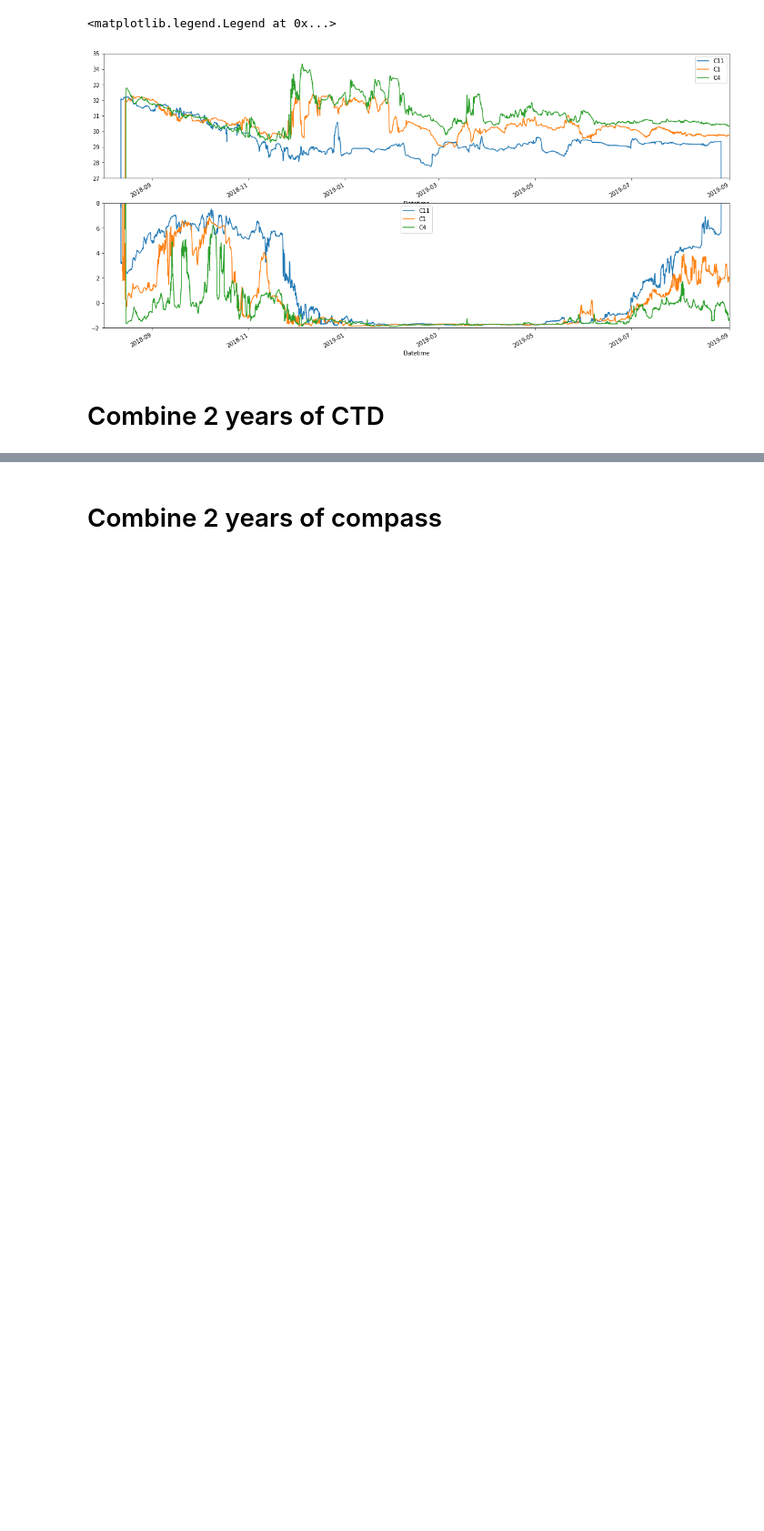
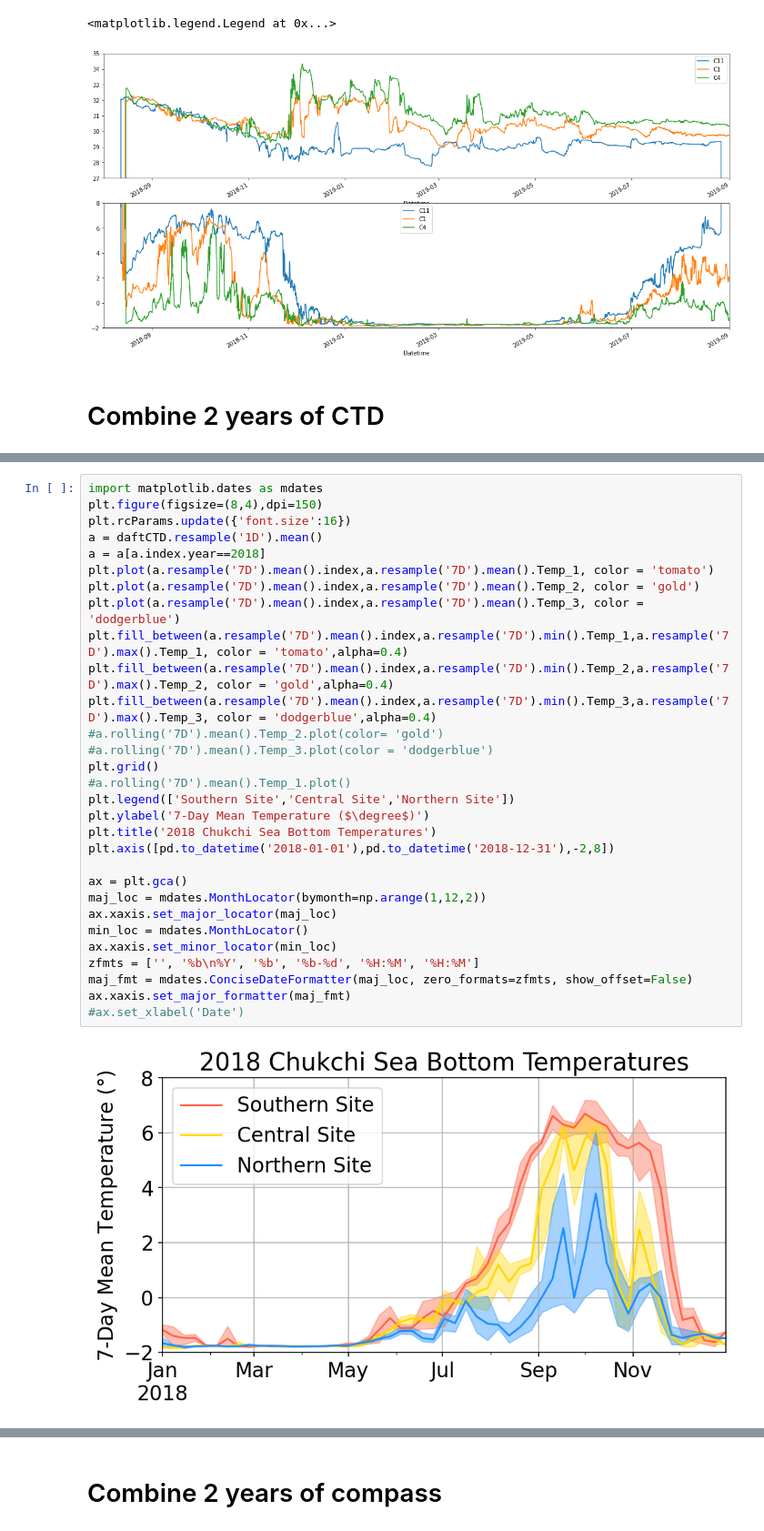
Before and after one commit to leviner/MooredEchosounders, a Jupyter notebook: code/CompassCTD.ipynb, the cells around one changed output, grey strips where cells are left out. Shown: that part at 91% size. Saved outputs shown, nothing was run; the diff lists cells and outputs as text; blank space fills up the shorter version.

```diff
--- a/code/CompassCTD.ipynb
+++ b/code/CompassCTD.ipynb
@@ -183,6 +183,38 @@ daftCTD = pd.concat([y1,y2])
 daftCTD[daftCTD['Sal_1'] < 20] = np.nan
 daftCTD[daftCTD['Sal_2'] < 20] = np.nan
 daftCTD[daftCTD['Sal_3'] < 20] = np.nan
+# %%
+import matplotlib.dates as mdates
+plt.figure(figsize=(8,4),dpi=150)
+plt.rcParams.update({'font.size':16})
+a = daftCTD.resample('1D').mean()
+a = a[a.index.year==2018]
+plt.plot(a.resample('7D').mean().index,a.resample('7D').mean().Temp_1, color = 'tomato')
+plt.plot(a.resample('7D').mean().index,a.resample('7D').mean().Temp_2, color = 'gold')
+plt.plot(a.resample('7D').mean().index,a.resample('7D').mean().Temp_3, color = 'dodgerblue')
+plt.fill_between(a.resample('7D').mean().index,a.resample('7D').min().Temp_1,a.resample('7D').max().Temp_1, color = 'tomato',alpha=0.4)
+plt.fill_between(a.resample('7D').mean().index,a.resample('7D').min().Temp_2,a.resample('7D').max().Temp_2, color = 'gold',alpha=0.4)
+plt.fill_between(a.resample('7D').mean().index,a.resample('7D').min().Temp_3,a.resample('7D').max().Temp_3, color = 'dodgerblue',alpha=0.4)
+#a.rolling('7D').mean().Temp_2.plot(color= 'gold')
+#a.rolling('7D').mean().Temp_3.plot(color = 'dodgerblue')
+plt.grid()
+#a.rolling('7D').mean().Temp_1.plot()
+plt.legend(['Southern Site','Central Site','Northern Site'])
+plt.ylabel('7-Day Mean Temperature ($\degree$)')
+plt.title('2018 Chukchi Sea Bottom Temperatures')
+plt.axis([pd.to_datetime('2018-01-01'),pd.to_datetime('2018-12-31'),-2,8])
+
+ax = plt.gca()
+maj_loc = mdates.MonthLocator(bymonth=np.arange(1,12,2))
+ax.xaxis.set_major_locator(maj_loc)
+min_loc = mdates.MonthLocator()
+ax.xaxis.set_minor_locator(min_loc)
+zfmts = ['', '%b\n%Y', '%b', '%b-%d', '%H:%M', '%H:%M']
+maj_fmt = mdates.ConciseDateFormatter(maj_loc, zero_formats=zfmts, show_offset=False)
+ax.xaxis.set_major_formatter(maj_fmt)
+#ax.set_xlabel('Date')
+# %% [output]
+[figure, added]
 # %%
 import datetime
 fig = plt.figure(figsize=(20,12))
```
Also changed, not shown: parts of 2 cells of this notebook, 2 other files.
